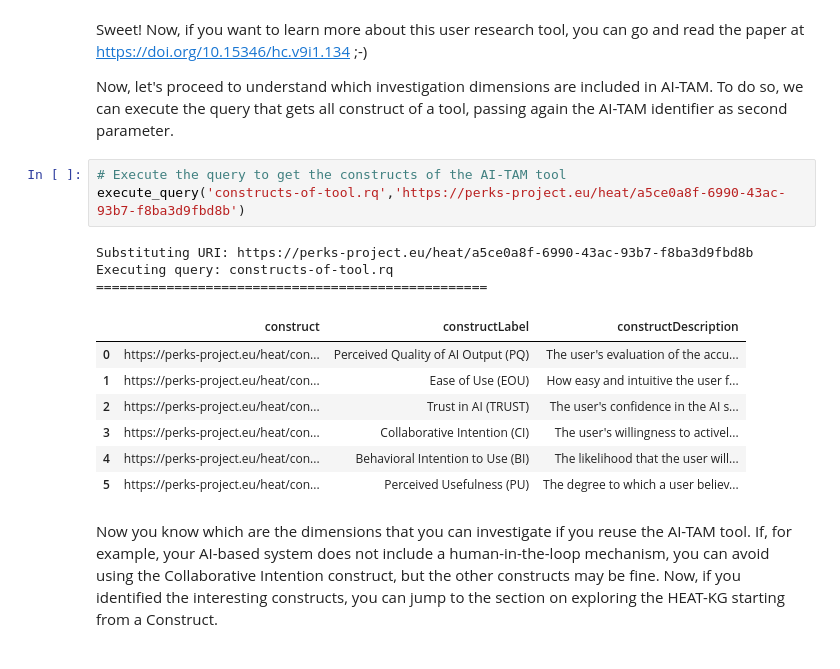
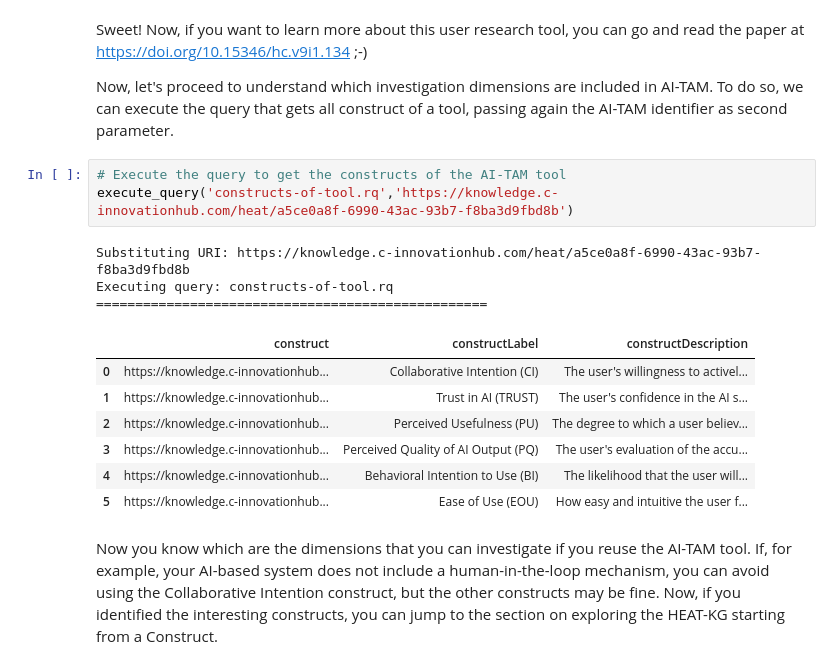
Before and after one commit to cefriel/heat-kg, a Jupyter notebook: notebooks/heat-kg.ipynb, the cells around one changed output. Drawn from its saved outputs; the diff is of its cells as text.

Commit message:
update query and notebook

```diff
--- a/notebooks/heat-kg.ipynb
+++ b/notebooks/heat-kg.ipynb
@@ -142,18 +142,18 @@ Sweet! Now, if you want to learn more about this user research tool, you can go
 Now, let's proceed to understand which investigation dimensions are included in AI-TAM. To do so, we can execute the query that gets all construct of a tool, passing again the AI-TAM identifier as second parameter.
 # %%
 # Execute the query to get the constructs of the AI-TAM tool
-execute_query('constructs-of-tool.rq','https://perks-project.eu/heat/a5ce0a8f-6990-43ac-93b7-f8ba3d9fbd8b')
+execute_query('constructs-of-tool.rq','https://knowledge.c-innovationhub.com/heat/a5ce0a8f-6990-43ac-93b7-f8ba3d9fbd8b')
 # %% [output]
-Substituting URI: https://perks-project.eu/heat/a5ce0a8f-6990-43ac-93b7-f8ba3d9fbd8b
+Substituting URI: https://knowledge.c-innovationhub.com/heat/a5ce0a8f-6990-43ac-93b7-f8ba3d9fbd8b
 Executing query: constructs-of-tool.rq
 ==================================================
 |  | construct | constructLabel | constructDescription |
-| 0 | https://perks-project.eu/heat/con... | Perceived Quality of AI Output (PQ) | The user's evaluation of the accu... |
-| 1 | https://perks-project.eu/heat/con... | Ease of Use (EOU) | How easy and intuitive the user f... |
-| 2 | https://perks-project.eu/heat/con... | Trust in AI (TRUST) | The user's confidence in the AI s... |
-| 3 | https://perks-project.eu/heat/con... | Collaborative Intention (CI) | The user's willingness to activel... |
-| 4 | https://perks-project.eu/heat/con... | Behavioral Intention to Use (BI) | The likelihood that the user will... |
-| 5 | https://perks-project.eu/heat/con... | Perceived Usefulness (PU) | The degree to which a user believ... |
+| 0 | https://knowledge.c-innovationhub... | Collaborative Intention (CI) | The user's willingness to activel... |
+| 1 | https://knowledge.c-innovationhub... | Trust in AI (TRUST) | The user's confidence in the AI s... |
+| 2 | https://knowledge.c-innovationhub... | Perceived Usefulness (PU) | The degree to which a user believ... |
+| 3 | https://knowledge.c-innovationhub... | Perceived Quality of AI Output (PQ) | The user's evaluation of the accu... |
+| 4 | https://knowledge.c-innovationhub... | Behavioral Intention to Use (BI) | The likelihood that the user will... |
+| 5 | https://knowledge.c-innovationhub... | Ease of Use (EOU) | How easy and intuitive the user f... |
 # %% [markdown]
 Now you know which are the dimensions that you can investigate if you reuse the AI-TAM tool. If, for example, your AI-based system does not include a human-in-the-loop mechanism, you can avoid using the Collaborative Intention construct, but the other constructs may be fine. Now, if you identified the interesting constructs, you can jump to the section on exploring the HEAT-KG starting from a Construct.
 # %% [markdown]
```
Also changed, not shown: parts of 12 cells of this notebook, 3 other files.
